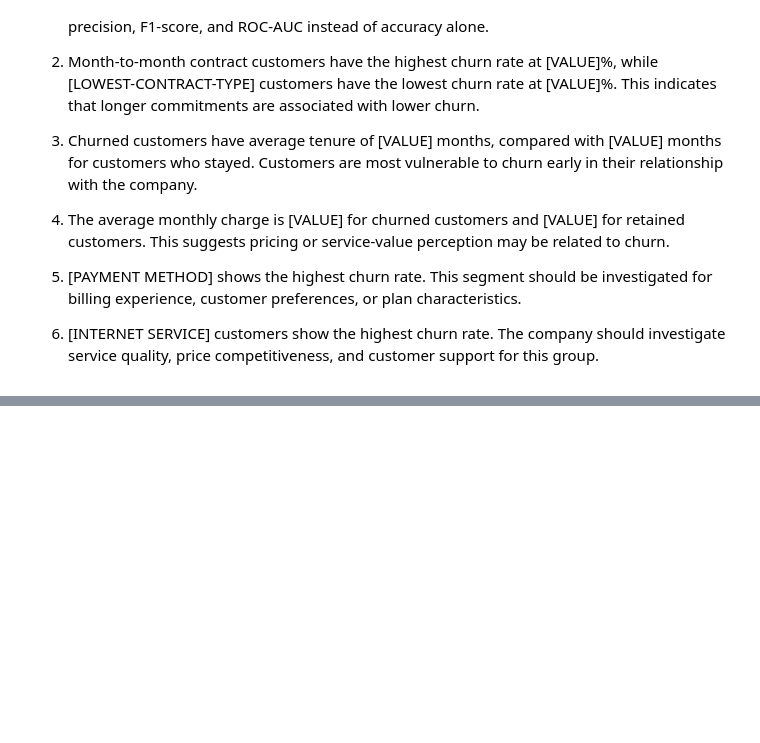
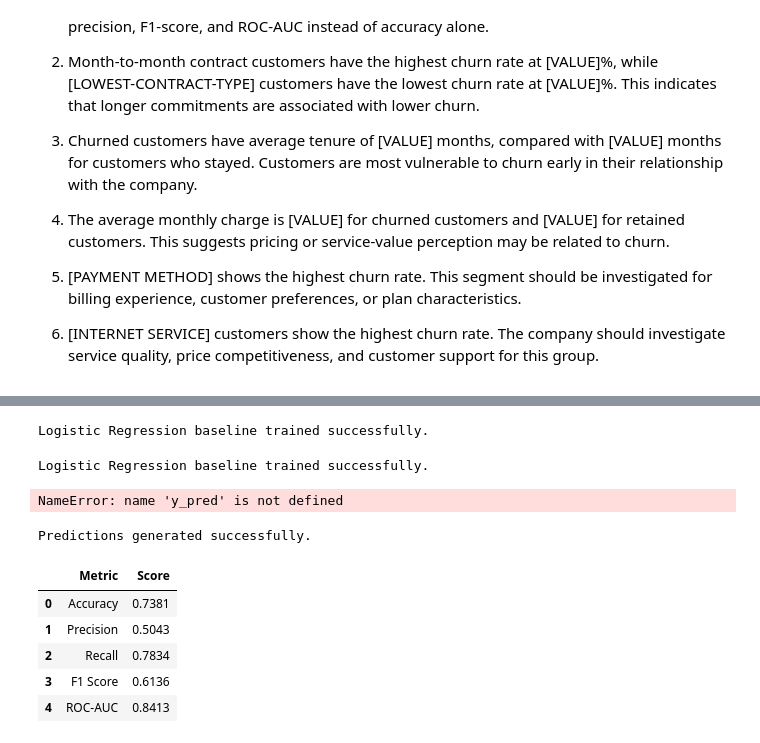
Before and after one commit to Sambuddha10/telco-churn-prediction, a Jupyter notebook: notebooks/01_eda_and_data_cleaning.ipynb, the cells around one changed output, grey strips where cells are left out. Drawn from its saved outputs; the diff is of its cells as text; code cells hidden in the pictures; blank space fills up the shorter version.

```diff
--- a/notebooks/01_eda_and_data_cleaning.ipynb
+++ b/notebooks/01_eda_and_data_cleaning.ipynb
@@ -339,0 +475,80 @@ plt.show()
+# %%
+logistic_model = Pipeline(steps=[
+    ("preprocessor", preprocessor),
+    ("model", LogisticRegression(
+        max_iter=1000,
+        class_weight="balanced",
+        random_state=42
+    ))
+])
+
+logistic_model.fit(X_train, y_train)
+
+print("Logistic Regression baseline trained successfully.")
+# %% [output]
+Logistic Regression baseline trained successfully.
+# %%
+logistic_model = Pipeline(steps=[
+    ("preprocessor", preprocessor),
+    ("model", LogisticRegression(
+        max_iter=1000,
+        class_weight="balanced",
+        random_state=42
+    ))
+])
+
+logistic_model.fit(X_train, y_train)
+
+print("Logistic Regression baseline trained successfully.")
+# %% [output]
+Logistic Regression baseline trained successfully.
+# %%
+metrics = {
+    "Accuracy": accuracy_score(y_test, y_pred),
+    "Precision": precision_score(y_test, y_pred),
+    "Recall": recall_score(y_test, y_pred),
+    "F1 Score": f1_score(y_test, y_pred),
+    "ROC-AUC": roc_auc_score(y_test, y_prob)
+}
+
+metrics_df = pd.DataFrame(
+    metrics.items(),
+    columns=["Metric", "Score"]
+)
+
+metrics_df["Score"] = metrics_df["Score"].round(4)
+
+metrics_df
+# %% [output]
+NameError: name 'y_pred' is not defined
+# %%
+y_pred = logistic_model.predict(X_test)
+y_prob = logistic_model.predict_proba(X_test)[:, 1]
+
+print("Predictions generated successfully.")
+# %% [output]
+Predictions generated successfully.
+# %%
+metrics = {
+    "Accuracy": accuracy_score(y_test, y_pred),
+    "Precision": precision_score(y_test, y_pred),
+    "Recall": recall_score(y_test, y_pred),
+    "F1 Score": f1_score(y_test, y_pred),
+    "ROC-AUC": roc_auc_score(y_test, y_prob)
+}
+
+metrics_df = pd.DataFrame(
+    metrics.items(),
+    columns=["Metric", "Score"]
+)
+
+metrics_df["Score"] = metrics_df["Score"].round(4)
+
+metrics_df
+# %% [output]
+|  | Metric | Score |
+| 0 | Accuracy | 0.7381 |
+| 1 | Precision | 0.5043 |
+| 2 | Recall | 0.7834 |
+| 3 | F1 Score | 0.6136 |
+| 4 | ROC-AUC | 0.8413 |
```
Also changed, not shown: parts of 10 cells of this notebook.
